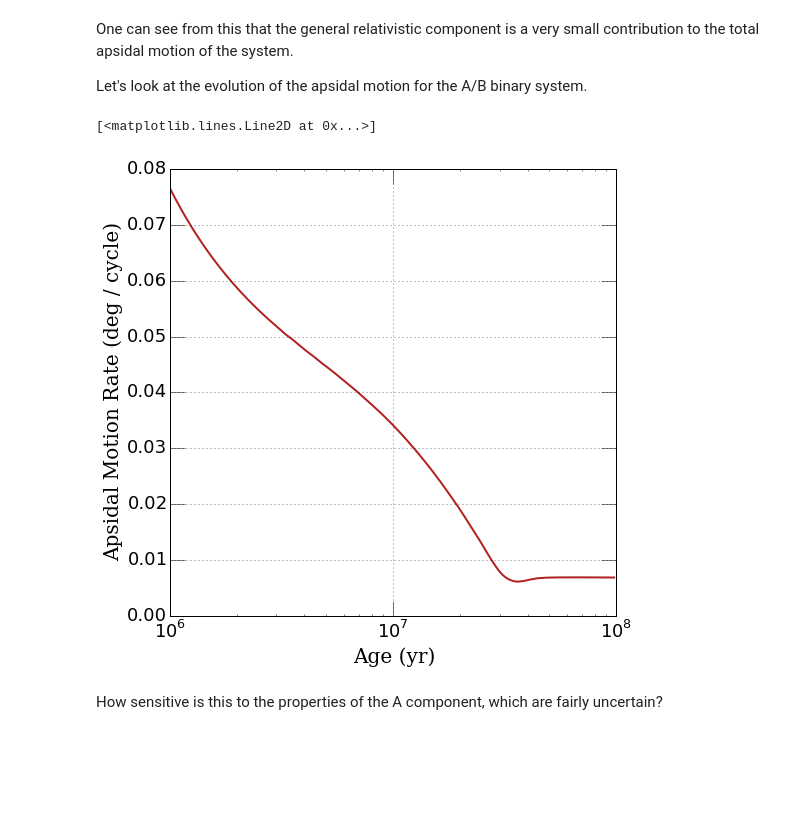
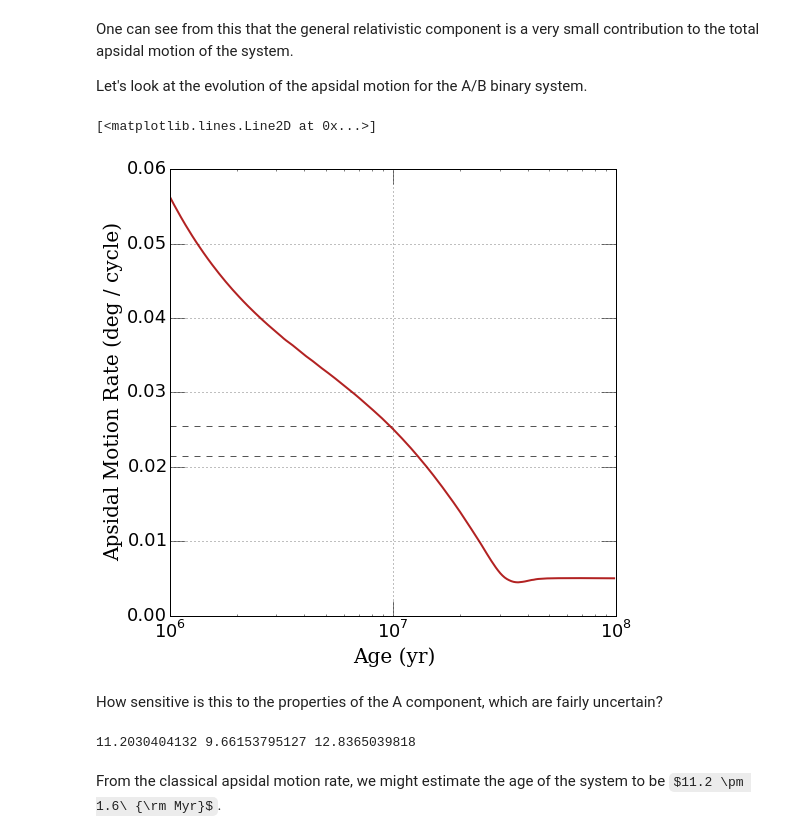
Before and after one commit to gfeiden/Notebook, a Jupyter notebook: Projects/upper_sco_age/apsidal_motion_age.ipynb, the cells around one changed output. Saved outputs shown, nothing was run; the diff lists cells and outputs as text; code cells hidden in the pictures; some formulas as TeX source; blank space fills up the shorter version.

Commit message:
revised apsidal motion age

```diff
--- a/Projects/upper_sco_age/apsidal_motion_age.ipynb
+++ b/Projects/upper_sco_age/apsidal_motion_age.ipynb
@@ -9,8 +9,13 @@ To compute the mean interior structure constants, we first need to compute the i
 # %%
-def c2(masses, radii, e, a):
+def c2(masses, radii, e, a, rotation=None):
     f = (1.0 - e**2)**-2
     g = (8.0 + 12.0*e**2 + e**4)*f**(5.0/2.0) / 8.0
-    omega_ratio_sq = (1.0 + e)/(1.0 - e)**3
+    if rotation == None:
+        omega_ratio_sq = 0.0
+    elif rotation == 'synchronized':
+        omega_ratio_sq = (1.0 + e)/(1.0 - e)**3
+    else:
+        omega_ratio_sq = 0.0
 
     c2_0 = (omega_ratio_sq*(1.0 + masses[1]/masses[0])*f + 15.0*g*masses[1]/masses[0])*(radii[0]/a)**5
     c2_1 = (omega_ratio_sq*(1.0 + masses[0]/masses[1])*f + 15.0*g*masses[0]/masses[1])*(radii[1]/a)**5
@@ -18,7 +23,7 @@ def c2(masses, radii, e, a):
     return c2_0, c2_1
 # %%
 # parameters for the orbit of Ba/Bb
-e = 0.0
+e = 0.0015
 a = 7.249776
 masses = [0.984, 0.944]
 # %%
@@ -48,7 +53,8 @@ Now, compute the $c_2$ coefficients for each age.
 # %%
 mean_trk_B = np.empty((len(ages), 3))
 for i, age in enumerate(ages):
-    c2s = c2(masses, [10**new_trk_Ba[i, 4], 10**new_trk_Bb[i, 4]], e, a)
+    c2s = c2(masses, [10**new_trk_Ba[i, 4], 10**new_trk_Bb[i, 4]], e, a,
+             rotation='synchronized')
     avg_k2 = (c2s[0]*new_trk_Ba[i, 10] + c2s[1]*new_trk_Bb[i, 10])/(sum(c2s))
 
     mean_trk_B[i] = np.array([age, 10**new_trk_Ba[i, 4] + 10**new_trk_Bb[i, 4], avg_k2])
@@ -75,7 +81,7 @@ We are now in a position to compute the classical apsidal motion rate from the c
 # %%
 cl_apsidal_motion_rate = np.empty((len(ages), 2))
 for i, age in enumerate(ages):
-    c2_AB = c2(masses_2, [10**new_trk_A[i, 4], a + mean_trk_B[i, 1]/2.0], e2, a2)
+    c2_AB = c2(masses_2, [10**new_trk_A[i, 4], a + 0.5*mean_trk_B[i, 1]], e2, a2)
     cl_apsidal_motion_rate[i] = np.array([age, 360.0*(c2_AB[0]*new_trk_A[i, 10] + c2_AB[1]*mean_trk_B[i, 2])])
 # %%
 GR_apsidal_motion_rate = 5.45e-4*(sum(masses)/33.945)**(2./3.) / (1.0 - e2**2)  # Giménez (1985)
@@ -93,13 +99,22 @@ import matplotlib.pyplot as plt
 # %%
 fig, ax = plt.subplots(1, 1, figsize=(8., 8.), sharex=True)
 
 ax.grid(True)
 ax.tick_params(which='major', axis='both', length=15., labelsize=18.)
 ax.set_xlabel('Age (yr)', fontsize=20., family='serif')
 ax.set_ylabel('Apsidal Motion Rate (deg / cycle)', fontsize=20., family='serif')
+ax.plot([1.0e6, 1.0e8], [0.0215, 0.0215], '--', lw=1, c='#555555')
+ax.plot([1.0e6, 1.0e8], [0.0255, 0.0255], '--', lw=1, c='#555555')
 ax.semilogx(cl_apsidal_motion_rate[:, 0], cl_apsidal_motion_rate[:, 1], '-', lw=2, c='#b22222')
 # %% [output]
 [<matplotlib.lines.Line2D at 0x...>]
-[figure, old version]
+[figure, new version]
 # %% [markdown]
 How sensitive is this to the properties of the A component, which are fairly uncertain?
+# %%
+icurve = interp1d(cl_apsidal_motion_rate[:,1], cl_apsidal_motion_rate[:,0], kind='linear')
+print icurve(0.0235)/1.0e6, icurve(0.0255)/1.0e6, icurve(0.0215)/1.0e6
+# %% [output]
+11.2030404132 9.66153795127 12.8365039818
+# %% [markdown]
+From the classical apsidal motion rate, we might estimate the age of the system to be $11.2 \pm 1.6\ {\rm Myr}$.
```
Also changed, not shown: parts of 3 cells of this notebook.
